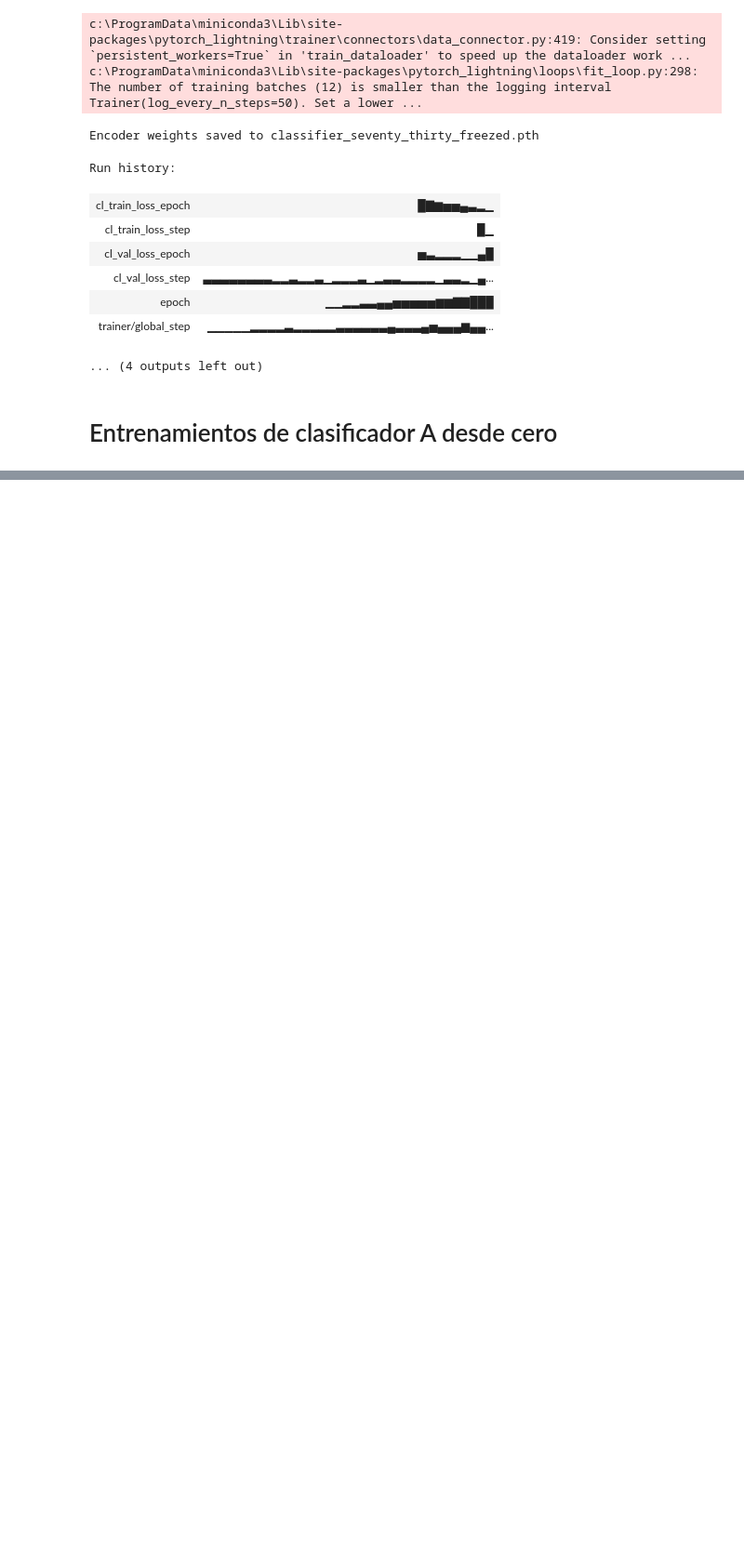
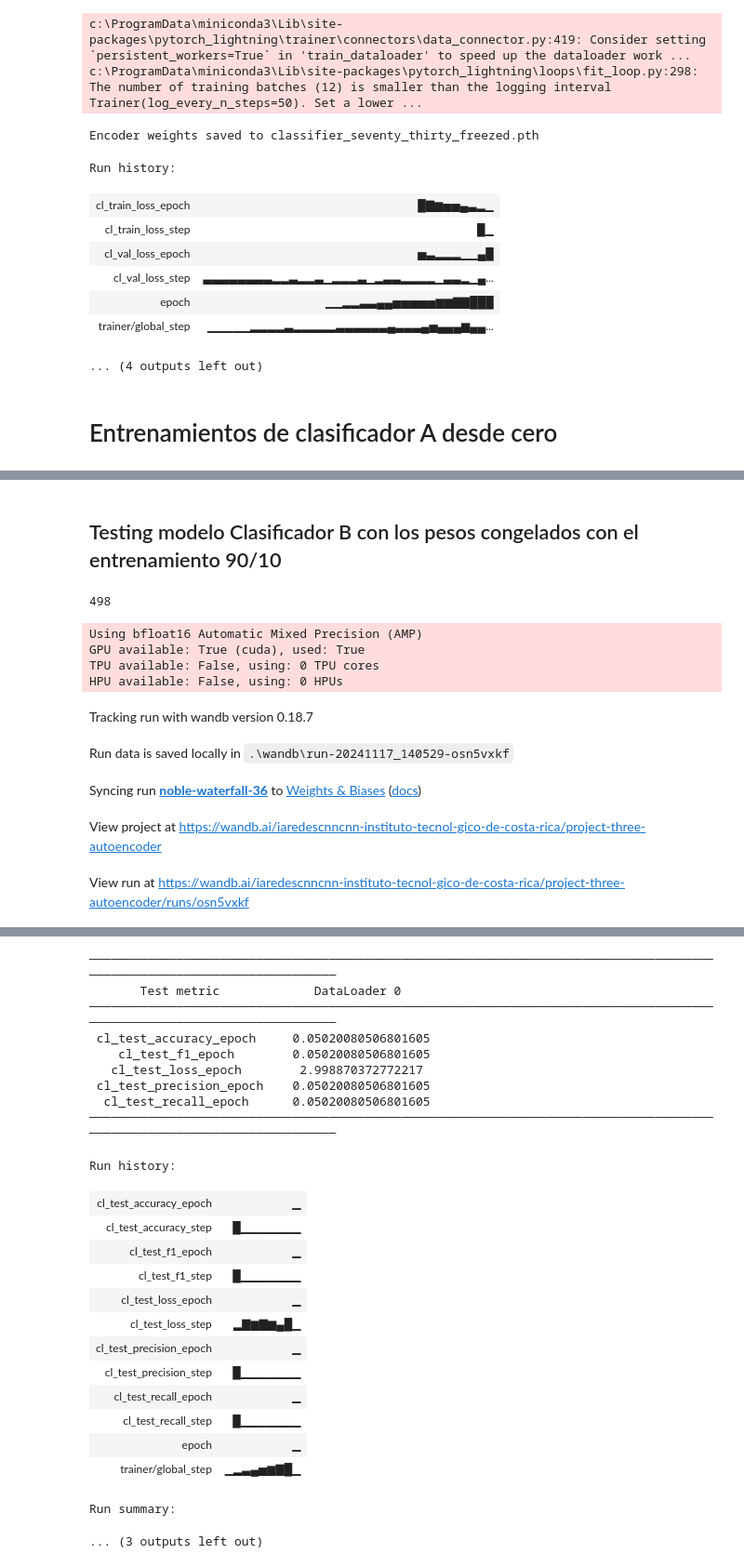
Before and after one commit to Gravehg/proyecto-transfer-learning, a Jupyter notebook: Experimento1.ipynb, the cells around one changed output, grey strips where cells are left out. Shown at 93% size. Drawn from its saved outputs; the diff is of its cells as text; code cells hidden in the pictures; blank space fills up the shorter version.

```diff
--- a/Experimento1.ipynb
+++ b/Experimento1.ipynb
@@ -401,0 +527,35 @@ Run history:
+# %% [markdown]
+## Testing modelo Clasificador B con los pesos congelados con el entrenamiento 90/10
+# %%
+@hydra.main(config_path=config_dir, config_name="config", version_base=None)
+def testing_classifier_ninety_ten_freezed(config: Configuration):
+    data_manager = ButterflyDataModule(config.DATASET.DATA_DIR,config.TRAIN.BATCH_SIZE, config.SPLIT.NEEDS_SPLIT,
+    config.SPLIT.SPLIT_RATIO,config.TRAIN.NUM_WORKERS)
+    data_manager.setup()
+    print(len(data_manager.test_dataloader().dataset))
+    wandb_logger = WandbLogger(
+        project="project-three-autoencoder",
+    )
+
+    encoder = Encoder(config.MODEL.LATENT_DIM)
+    encoder.load_state_dict(torch.load("encoder_weights_ninety.pth"))
+    classifier = Classifier(encoder,config.TRAIN.LEARNING_RATE, 20, config.MODEL.LATENT_DIM, True,
+                             "classifier_ninety_ten.pth")
+    trainer = L.Trainer(max_epochs=config.TRAIN.NUM_EPOCHS, accelerator=config.TRAIN.ACCELERATION,
+    precision=config.TRAIN.PRECISION,
+    logger=wandb_logger)
+    trainer.test(classifier, dataloaders=data_manager.test_dataloader())
+    wandb_logger.experiment.finish()
+
+testing_classifier_ninety_ten_freezed()
+# %% [output]
+498
+Using bfloat16 Automatic Mixed Precision (AMP)
+GPU available: True (cuda), used: True
+TPU available: False, using: 0 TPU cores
+HPU available: False, using: 0 HPUs
+Tracking run with wandb version 0.18.7
+Run data is saved locally in .\wandb\run-20241117_140529-osn5vxkf
+Syncing run noble-waterfall-36 to Weights & Biases (docs)
+View project at https://wandb.ai/iaredescnncnn-instituto-tecnol-gico-de-costa-rica/project-three-autoencoder
+View run at https://wandb.ai/iaredescnncnn-instituto-tecnol-gico-de-costa-rica/project-three-autoencoder/runs/osn5vxkf
@@ -401,0 +564,24 @@ Run history:
+────────────────────────────────────────────────────────────────────────────────────────────────────────────────────────
+       Test metric             DataLoader 0
+────────────────────────────────────────────────────────────────────────────────────────────────────────────────────────
+ cl_test_accuracy_epoch     0.05020080506801605
+    cl_test_f1_epoch        0.05020080506801605
+   cl_test_loss_epoch        2.998870372772217
+ cl_test_precision_epoch    0.05020080506801605
+  cl_test_recall_epoch      0.05020080506801605
+────────────────────────────────────────────────────────────────────────────────────────────────────────────────────────
+Run history:
+| cl_test_accuracy_epoch | ▁ |
+| cl_test_accuracy_step | █▁▁▁▁▁▁▁ |
+| cl_test_f1_epoch | ▁ |
+| cl_test_f1_step | █▁▁▁▁▁▁▁ |
+| cl_test_loss_epoch | ▁ |
+| cl_test_loss_step | ▂▇▆▇▆▄█▁ |
+| cl_test_precision_epoch | ▁ |
+| cl_test_precision_step | █▁▁▁▁▁▁▁ |
+| cl_test_recall_epoch | ▁ |
+| cl_test_recall_step | █▁▁▁▁▁▁▁ |
+| epoch | ▁ |
+| trainer/global_step | ▁▂▃▄▅▆▇█▁ |
+Run summary:
+... (3 outputs left out)
```
Also changed, not shown: parts of 6 cells of this notebook, 3 other files.
